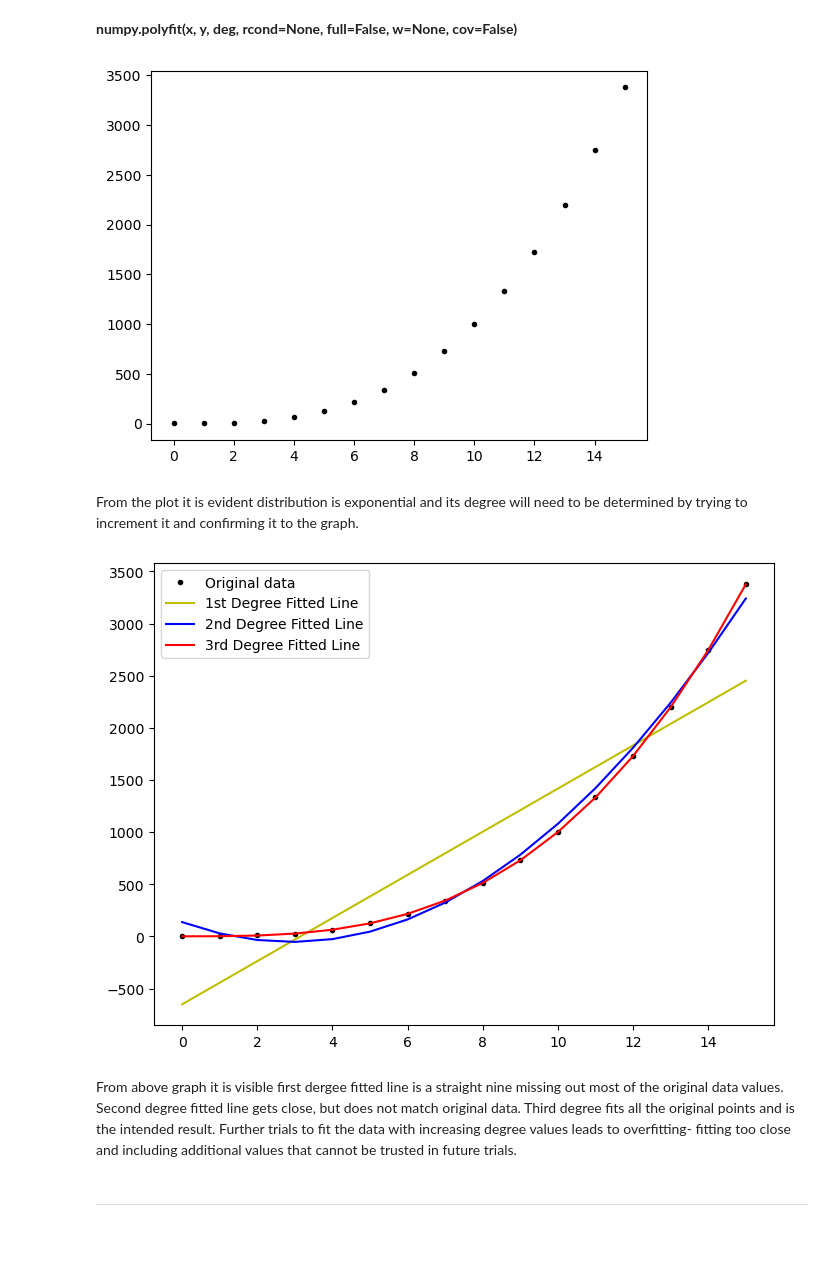
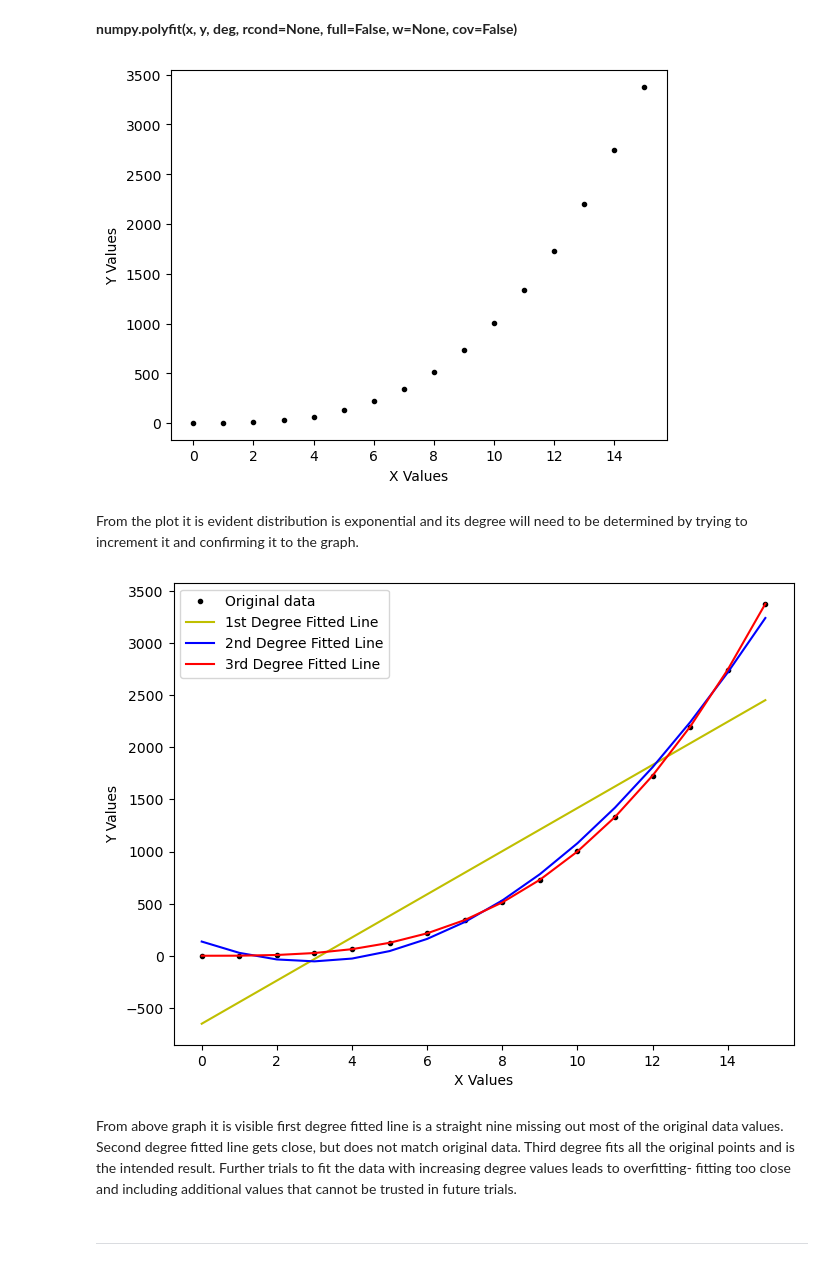
Before and after one commit to Mantvydas-data/MLS-Project, a Jupyter notebook: exercises/03.parameters-exercises.ipynb, the cells around one changed output. Drawn from its saved outputs; the diff is of its cells as text; code cells hidden in the pictures; blank space fills up the shorter version.

```diff
--- a/exercises/03.parameters-exercises.ipynb
+++ b/exercises/03.parameters-exercises.ipynb
@@ -42,9 +42,11 @@ ds2y = np.asarray(ds2y)
 # %%
 # Plotting data set 1 x and y values to see their distribution
 plt.plot(ds1x, ds1y, 'k.')
+plt.xlabel('X Values')
+plt.ylabel('Y Values')
 plt.show()
 # %% [output]
-[figure, old version]
+[figure, new version]
 # %% [markdown]
 From the plot it is evident distribution is exponential and its degree will need to be determined by trying to increment it and confirming it to the graph.
 # %%
@@ -56,18 +58,20 @@ ds1deg4 = np.polyfit(ds1x, ds1y,4)
 # %%
 # Plot the best fit line from the optimization.
 fig, ax = plt.subplots(figsize=(8, 6))
 ax.plot(ds1x, ds1y, 'k.', label='Original data')
 ax.plot(ds1x, np.polyval(ds1deg1, ds1x), 'y-', label='1st Degree Fitted Line')
 ax.plot(ds1x, np.polyval(ds1deg2, ds1x), 'b-', label='2nd Degree Fitted Line')
 ax.plot(ds1x, np.polyval(ds1deg3, ds1x), 'r-', label='3rd Degree Fitted Line')
 #ax.plot(ds1x, np.polyval(ds1deg4, ds1x), 'g-', label='4th Degree Fitted Line') Same as 3rd Degree should not be considered due overfitting
 
 ax.legend()
+plt.xlabel('X Values')
+plt.ylabel('Y Values')
 plt.show()
 # %% [output]
-[figure, old version]
+[figure, new version]
 # %% [markdown]
-From above graph it is visible first dergee fitted line is a straight nine missing out most of the original data values. Second degree fitted line gets close, but does not match original data.
+From above graph it is visible first degree fitted line is a straight nine missing out most of the original data values. Second degree fitted line gets close, but does not match original data.
 Third degree fits all the original points and is the intended result. Further trials to fit the data with increasing degree values leads to overfitting- fitting too close and including additional values that cannot be trusted in future trials.
 # %% [markdown]
 ___
```
Also changed, not shown: parts of 4 cells of this notebook.
